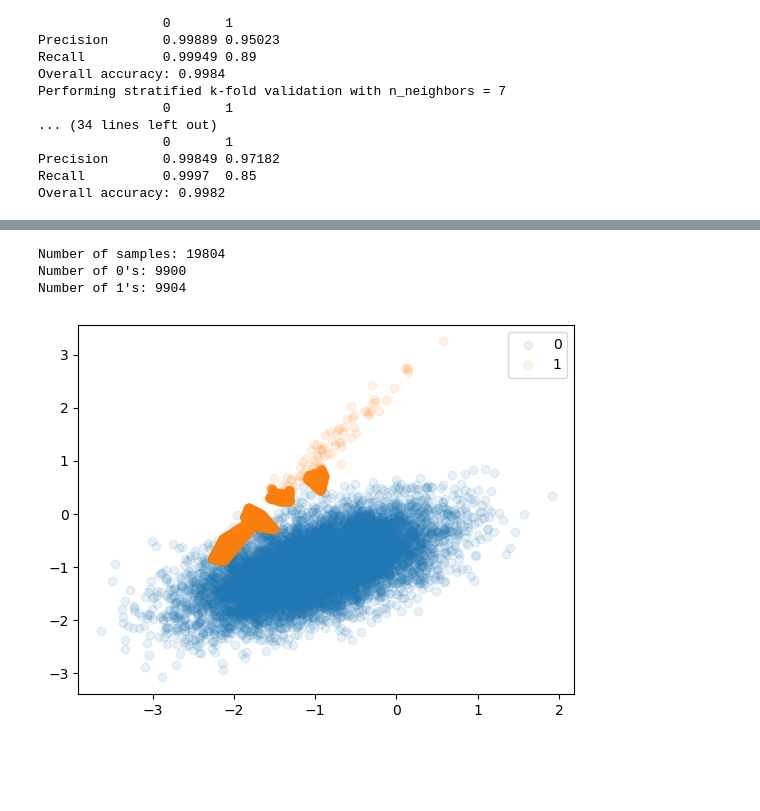
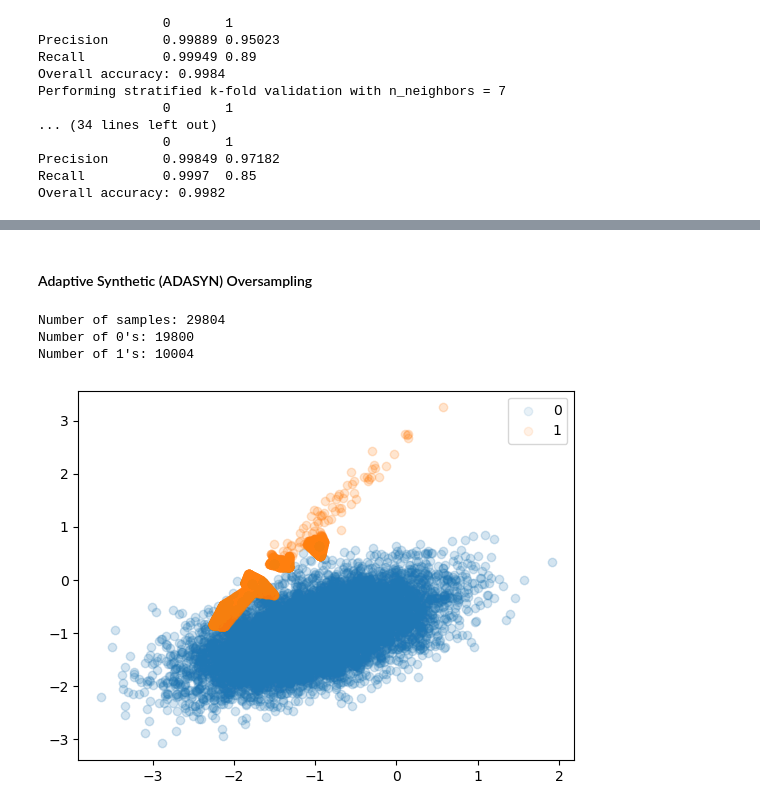
Before and after one commit to XiongCynthia/KNearestNeighborsClassifier, a Jupyter notebook: KNearestNeighborsClassifier_examples.ipynb, the cells around one changed output, grey strips where cells are left out. Cells and saved outputs as stored; diff of their text form; code cells hidden in the pictures; blank space fills up the shorter version.

```diff
--- a/KNearestNeighborsClassifier_examples.ipynb
+++ b/KNearestNeighborsClassifier_examples.ipynb
@@ -212,17 +247,21 @@ Overall accuracy: 0.9952020202020201
+# %% [markdown]
+#### Adaptive Synthetic (ADASYN) Oversampling
 # %%
-# Adaptive synthetic oversampling (ADASYN)
 adasyn = ADASYN(random_state = seed)
 X_adasyn, y_adasyn = adasyn.fit_resample(X, y)
+
+X_adasyn = np.row_stack([X, X_adasyn])
+y_adasyn = np.concatenate([y, y_adasyn])
 
 print("Number of samples:", len(X_adasyn))
 print("Number of 0's:", len(y_adasyn[y_adasyn == 0]))
 print("Number of 1's:", len(y_adasyn[y_adasyn == 1]))
 plot_data(X_adasyn, y_adasyn, alpha=0.1)
 # %% [output]
-Number of samples: 19804
-Number of 0's: 9900
-Number of 1's: 9904
+Number of samples: 29804
+Number of 0's: 19800
+Number of 1's: 10004
-[figure, old version]
+[figure, new version]
 # %%
 try_n_neighbors(n_neighbors_list, X_adasyn, y_adasyn, n_splits=10)
 # %% [output]
```
Also changed, not shown: parts of 19 cells of this notebook.
